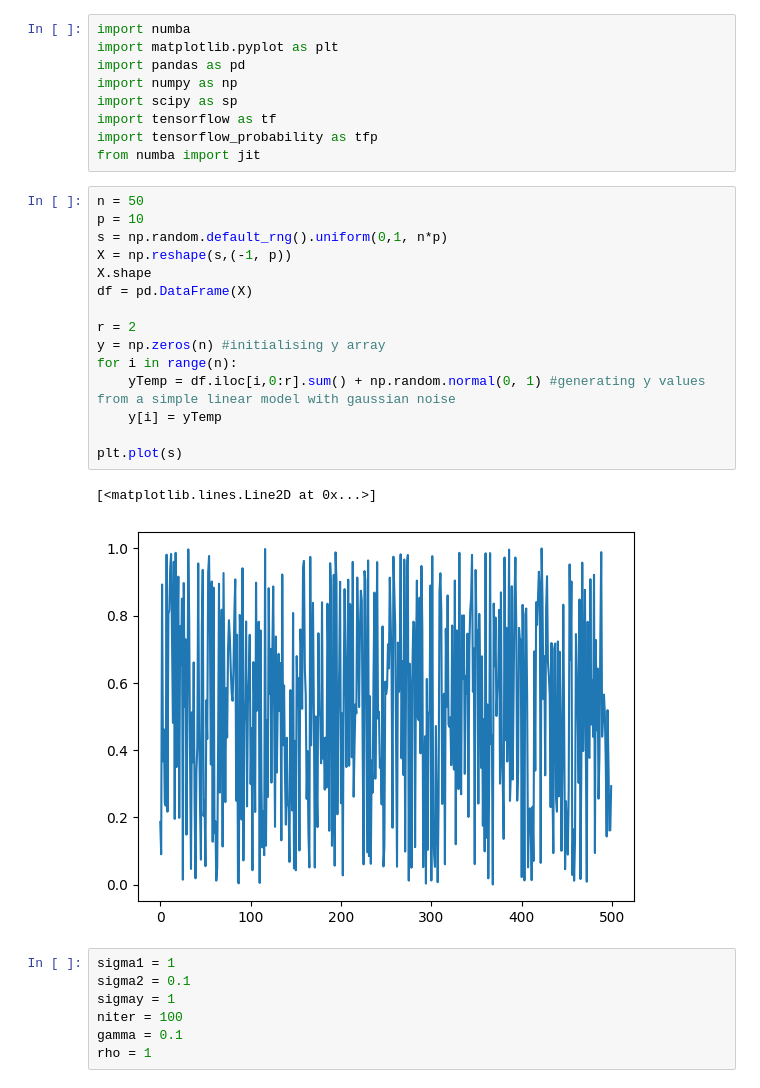
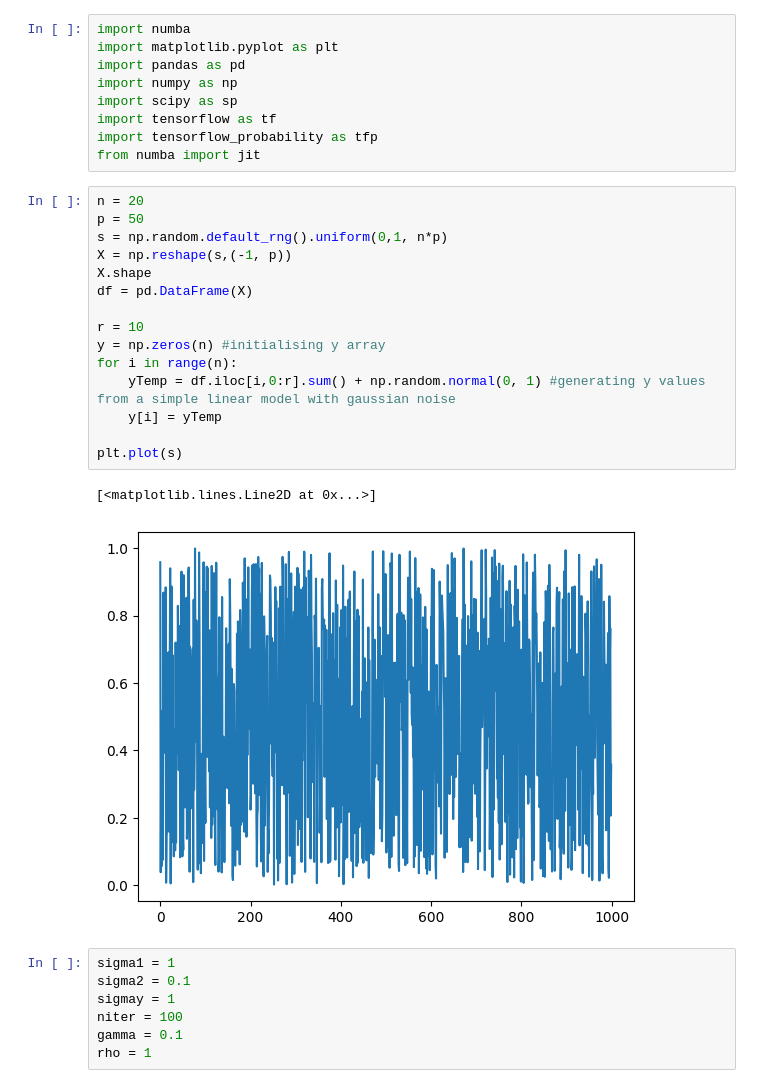
Before and after one commit to johnnymdoubleu/ssl-sgs, a Jupyter notebook: ssl-sgs.ipynb, the cells around one changed output. Saved outputs shown, nothing was run; the diff lists cells and outputs as text.

```diff
--- a/ssl-sgs.ipynb
+++ b/ssl-sgs.ipynb
@@ -8,23 +8,23 @@ import tensorflow as tf
 import tensorflow_probability as tfp
 from numba import jit
 # %%
-n = 50
-p = 10
+n = 20
+p = 50
 s = np.random.default_rng().uniform(0,1, n*p)
 X = np.reshape(s,(-1, p))
 X.shape
 df = pd.DataFrame(X)
 
-r = 2
+r = 10
 y = np.zeros(n) #initialising y array
 for i in range(n):
     yTemp = df.iloc[i,0:r].sum() + np.random.normal(0, 1) #generating y values from a simple linear model with gaussian noise
     y[i] = yTemp
 
 plt.plot(s)
 # %% [output]
 [<matplotlib.lines.Line2D at 0x...>]
-[figure, old version]
+[figure, new version]
 # %%
 sigma1 = 1
 sigma2 = 0.1
```
Also changed, not shown: parts of 2 cells of this notebook.
